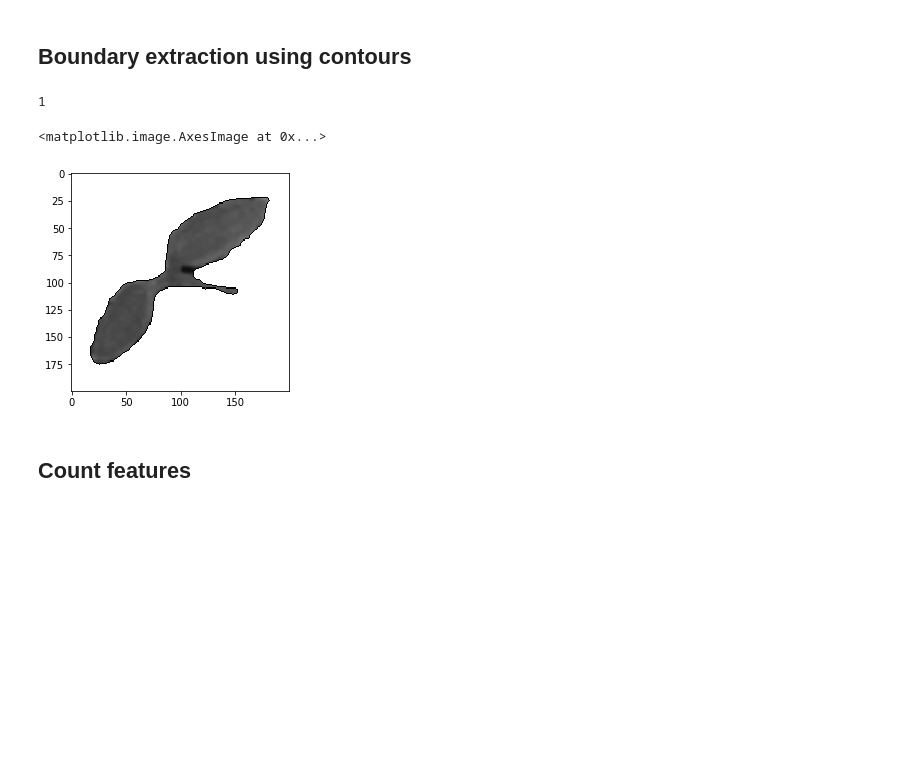
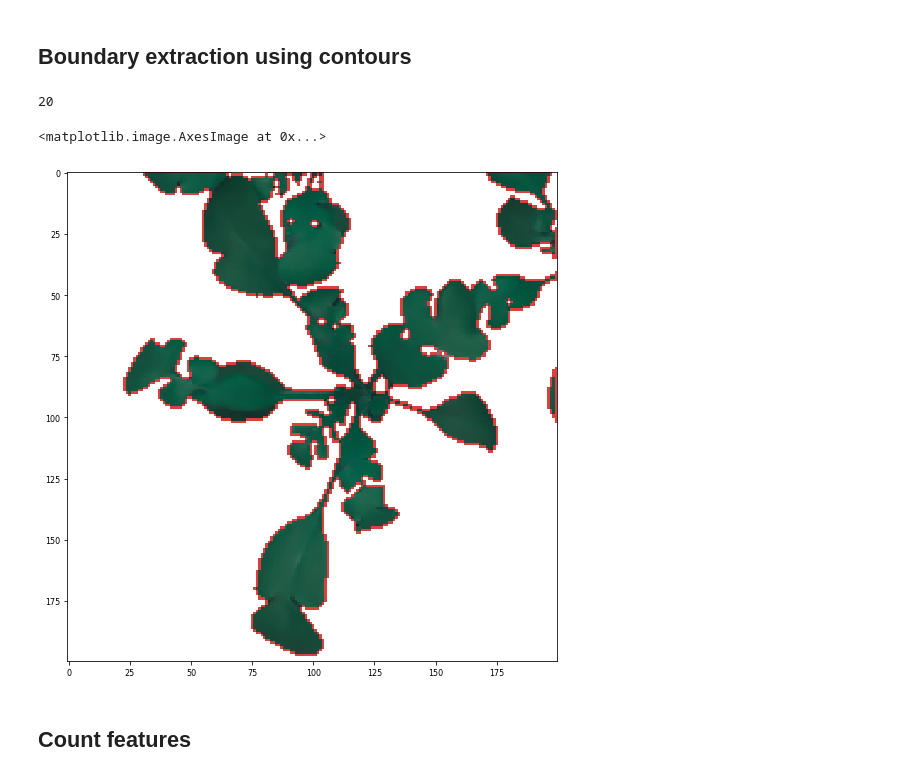
Before and after one commit to Anacriel/plant_seed_classification, a Jupyter notebook: notebooks/0.2-image-processing-tests.ipynb, the cells around one changed output. Drawn from its saved outputs; the diff is of its cells as text; code cells hidden in the pictures; blank space fills up the shorter version.

```diff
--- a/notebooks/0.2-image-processing-tests.ipynb
+++ b/notebooks/0.2-image-processing-tests.ipynb
@@ -17,7 +17,6 @@ from matplotlib import pyplot as plt
 # %%
 plt.rcParams['image.cmap'] = 'gray'
 plt.rcParams['figure.figsize'] = (16, 9)
-plt.style.use('dark_background')
 # %%
 cd /Users/anacriel/plant_seed_classification/src
 # %% [output]
@@ -27,6 +26,7 @@ data_dir = '../data/processed/'
 #image_path = data_dir + 'train/Common Chickweed/c908a478e.png'
 #bad case
 image_path = data_dir + 'train/Maize/b273efc22.png'
+image_path = '/Users/anacriel/plant_seed_classification/data/processed/train/Shepherds Purse/500bc803a.png'
 # %%
 main_img = cv2.imread(image_path)
 plt.imshow(main_img)
@@ -92,7 +92,7 @@ plt.imshow(main_img_gs, cmap='Greys_r')
 ## Denoise image
 # %%
 image_list = [main_img]
-img_seg_list = vs.segment_plant(image_list, data_type='test', sharpen=True)
+img_seg_list = vs.segment_plant(main_img)
 plt.imshow(main_img)
 plt.imshow(img_seg_list[0])
 # %% [output]
@@ -124,17 +124,17 @@ plt.imshow(closing,cmap='Greys_r')
 # %% [markdown]
 ## Boundary extraction using contours
 # %%
-contours, hierarchy = cv2.findContours(closing, cv2.RETR_TREE, cv2.CHAIN_APPROX_SIMPLE)
+mask, contours, hierarchy = cv2.findContours(im_bw_otsu, cv2.RETR_LIST, cv2.CHAIN_APPROX_SIMPLE)
 
 len(contours)
 # %% [output]
-1
+20
 # %%
-plottedContour = cv2.drawContours(gs,contours,-1,(0,255,0),1)
+plottedContour = cv2.drawContours(img_seg_list[0], contours,-1,(216, 65, 60),1)
 plt.imshow(plottedContour,cmap="Greys_r")
 # %% [output]
 <matplotlib.image.AxesImage at 0x...>
-[figure, old version]
+[figure, new version]
 # %% [markdown]
 ## Count features
 # %%
```
Also changed, not shown: parts of 8 cells of this notebook, 1 other file.
